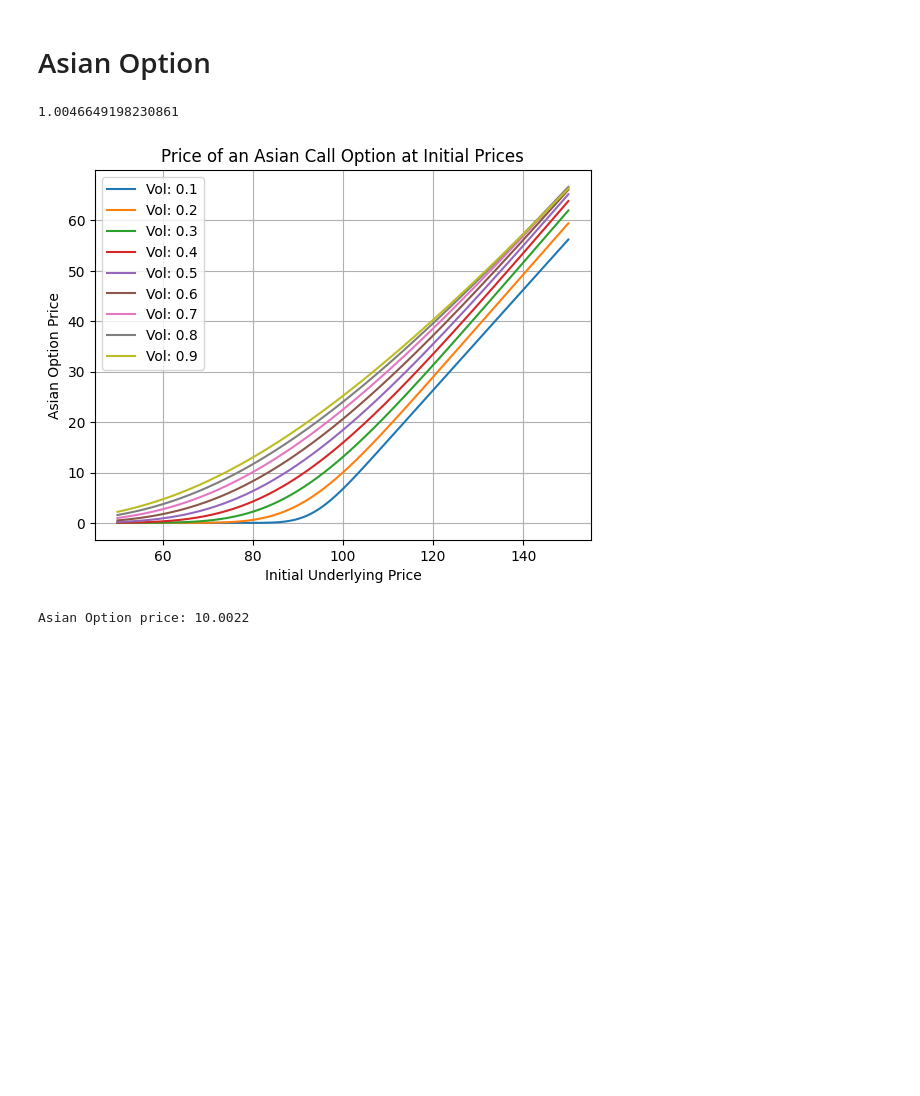
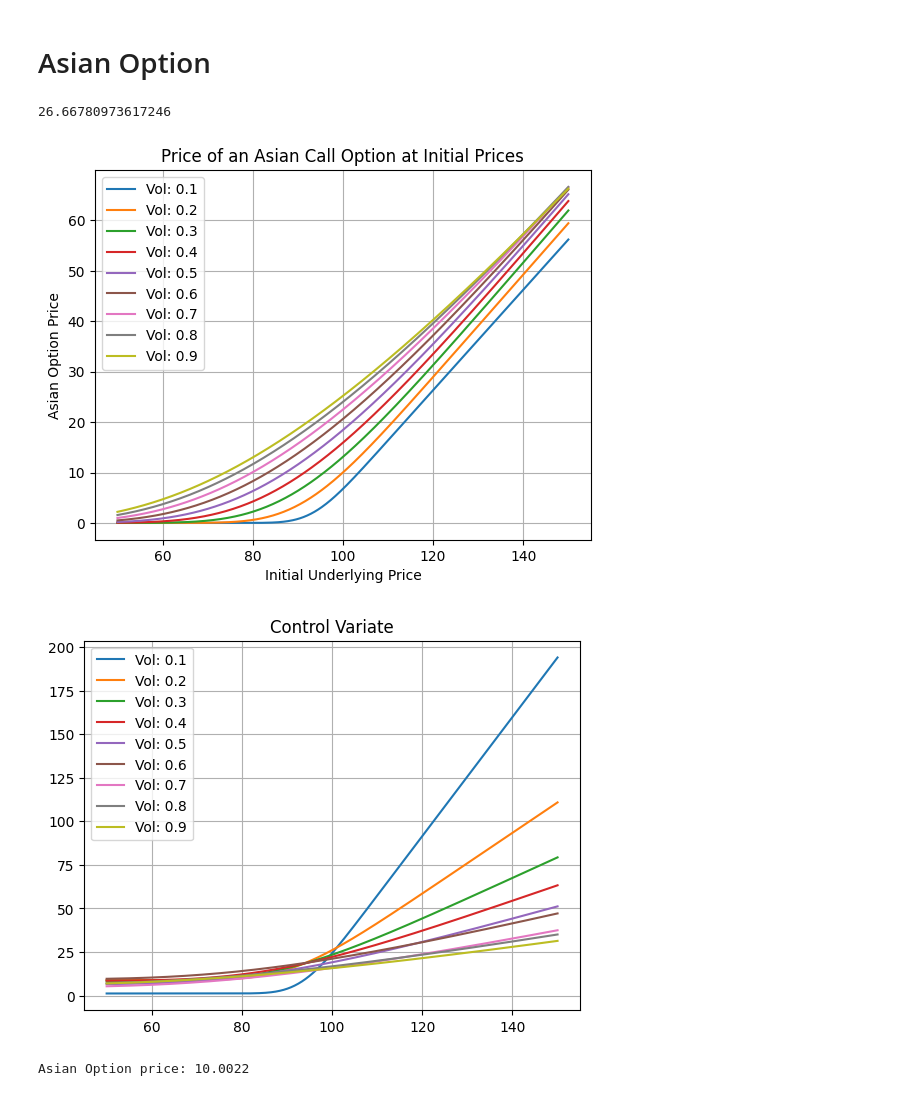
Before and after one commit to pmchrist/Comp-Finance-Assignments, a Jupyter notebook: Assignment_2/Assighnment_2.ipynb, the cells around one changed output. Drawn from its saved outputs; the diff is of its cells as text; code cells hidden in the pictures; blank space fills up the shorter version.

Commit message:
control variate added

```diff
--- a/Assignment_2/Assighnment_2.ipynb
+++ b/Assignment_2/Assighnment_2.ipynb
@@ -258,7 +258,7 @@ def asian_call_option_price(S0,N=N,sigma=sigma,K=K,r=r, T=T):
     asian_risk_free_interest = 0.5*((r-0.5*sigma**2) + asian_sigma)
     d1,d2=d1_d2(S0,K,asian_risk_free_interest, asian_sigma, T)
     A_N = european_call_option_price_w_asian_interest(S0, K,r , asian_risk_free_interest, T,d1, d2)
-    return A_N
+    return A_N, asian_sigma
 
 def bs_paths(path_count=100,steps=100,T=1, K=K, sigma=sigma):
     #Uses the euler method but can also include milstein
@@ -276,37 +276,53 @@ def bs_paths(path_count=100,steps=100,T=1, K=K, sigma=sigma):
 
     return np.array(all_paths)
 
-def MC_method(paths=100, r=r,sigma=sigma, N=M):
+def control_variate(asian_call_price, asian_sigma, paths=100, r=r,sigma=sigma, N=N, K=K, rho=0.99 ):
     Z = np.random.normal(0,1,paths)
     exponent = (r-0.5*sigma**2)*T+sigma*np.sqrt(T)*Z
     mean = np.prod(S0*e**exponent)**(1/(N+1))
-
-    return mean
+    call_bs_head = max(mean-K,0)
+    asian_call_head = max(np.mean(S0*e**exponent)-K,0)
+    cv_asian = asian_call_head-rho*sigma/asian_sigma*(call_bs_head-asian_call_price)
+    return cv_asian
 N = 3650
 
-def variates_method(M):
-    average = np.exp((1/M)*np.prod())
+def variates_method(N=N):
+    average = np.exp((1/N)*np.prod())
     return
 
 paths = bs_paths()
 prices = np.linspace(10,150,200)
-# print(asian_call_option_price(paths,100000,0.2,99,0.06,1))
+asian_call_price,asian_sigma  = asian_call_option_price(S0=S0)
+cv_asian = control_variate(asian_call_price,asian_sigma)
+print(cv_asian)
 # %% [output]
-1.0046649198230861
+26.66780973617246
 # %%
 price =np.linspace(50,150,500)
 volatilities = np.round(np.linspace(0.1,0.9,9), 1)
+cv_points = []
 for volatility in volatilities:
-    plt.plot(price, asian_call_option_price(S0=price, sigma=volatility), label=f'Vol: {volatility}')
+    asian_call_option = asian_call_option_price(S0=price, sigma=volatility)
+    plt.plot(price, asian_call_option[0], label=f'Vol: {volatility}')
+    cv_points.append(control_variate(asian_call_option[0],asian_call_option[1]))
 
 plt.title('Price of an Asian Call Option at Initial Prices')
 plt.xlabel('Initial Underlying Price')
 plt.ylabel('Asian Option Price')
 plt.grid()
 plt.legend()
 plt.show()
+i=0
+for cv_point in cv_points:
+    plt.plot(price,cv_point,label=f'Vol: {volatilities[i]}')
+    i+=1
+plt.title('Control Variate')
+plt.grid()
+plt.legend()
+plt.show()
 # %% [output]
 [figure]
+[figure, added]
 # %%
 
 asian_option_price = asian_call_option_price(S0, N,sigma, K, r,T)
```
